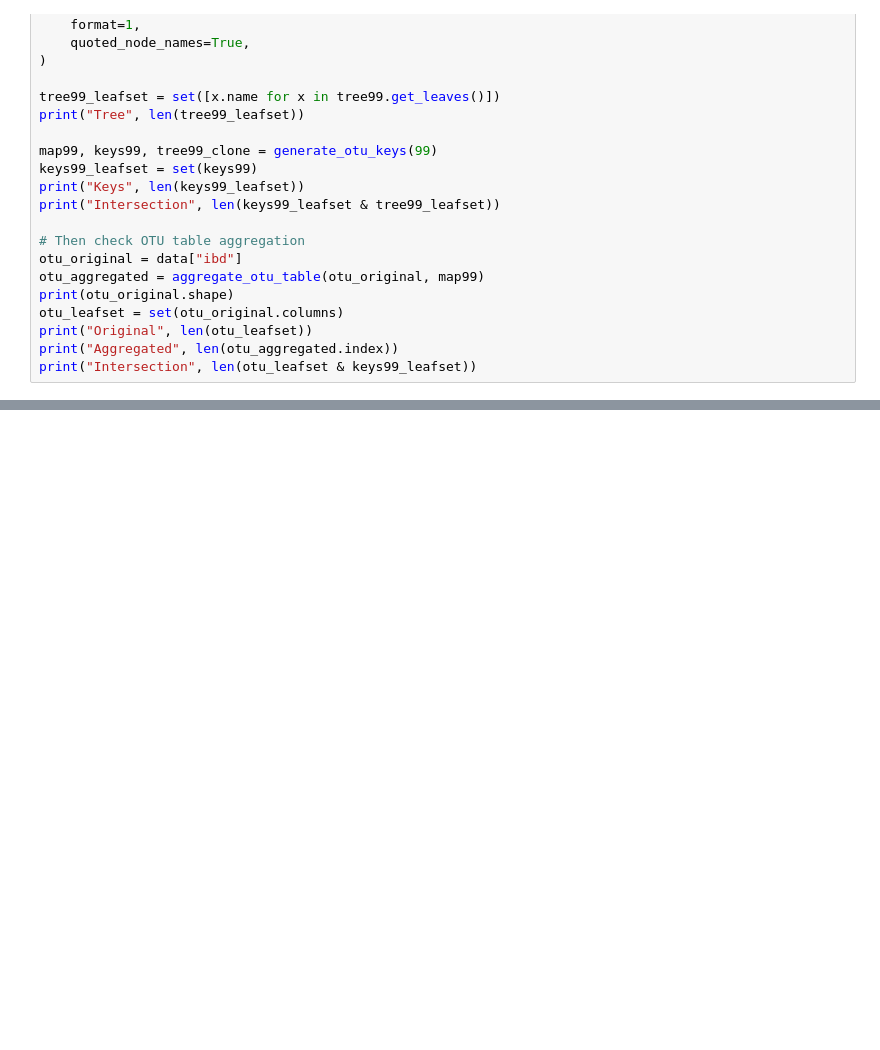
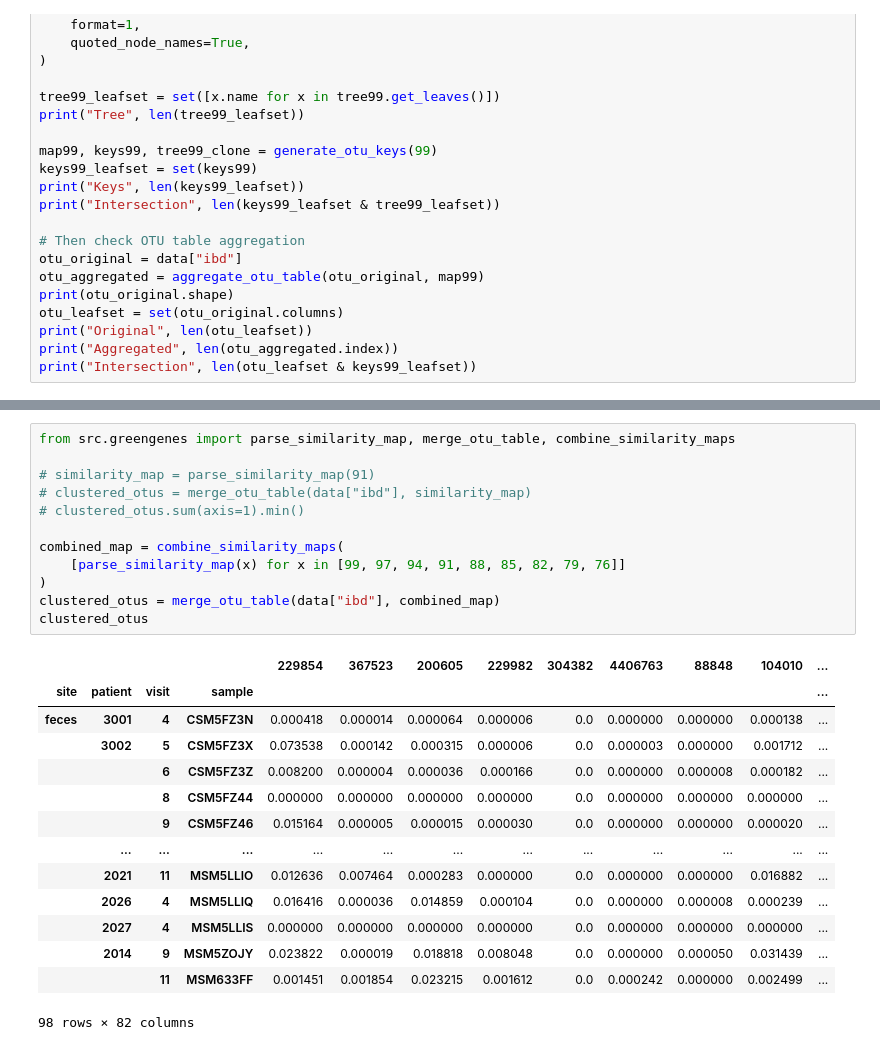
Before and after one commit to pchlenski/phylosig, a Jupyter notebook: 09_similarity_cutoff.ipynb, the cells around one changed output, grey strips where cells are left out. Drawn from its saved outputs; the diff is of its cells as text; blank space fills up the shorter version.

```diff
--- a/09_similarity_cutoff.ipynb
+++ b/09_similarity_cutoff.ipynb
@@ -219,0 +291,27 @@ tree99_leafset - keys99_leafset
+# %%
+from src.greengenes import parse_similarity_map, merge_otu_table, combine_similarity_maps
+
+# similarity_map = parse_similarity_map(91)
+# clustered_otus = merge_otu_table(data["ibd"], similarity_map)
+# clustered_otus.sum(axis=1).min()
+
+combined_map = combine_similarity_maps(
+    [parse_similarity_map(x) for x in [99, 97, 94, 91, 88, 85, 82, 79, 76]]
+)
+clustered_otus = merge_otu_table(data["ibd"], combined_map)
+clustered_otus
+# %% [output]
+|  |  |  |  | 229854 | 367523 | 200605 | 229982 | 304382 | 4406763 | 88848 | 104010 | ... |
+| site | patient | visit | sample |  |  |  |  |  |  |  |  | ... |
+| feces | 3001 | 4 | CSM5FZ3N | 0.000418 | 0.000014 | 0.000064 | 0.000006 | 0.0 | 0.000000 | 0.000000 | 0.000138 | ... |
+|  | 3002 | 5 | CSM5FZ3X | 0.073538 | 0.000142 | 0.000315 | 0.000006 | 0.0 | 0.000003 | 0.000000 | 0.001712 | ... |
+|  |  | 6 | CSM5FZ3Z | 0.008200 | 0.000004 | 0.000036 | 0.000166 | 0.0 | 0.000000 | 0.000008 | 0.000182 | ... |
+|  |  | 8 | CSM5FZ44 | 0.000000 | 0.000000 | 0.000000 | 0.000000 | 0.0 | 0.000000 | 0.000000 | 0.000000 | ... |
+|  |  | 9 | CSM5FZ46 | 0.015164 | 0.000005 | 0.000015 | 0.000030 | 0.0 | 0.000000 | 0.000000 | 0.000020 | ... |
+|  | ... | ... | ... | ... | ... | ... | ... | ... | ... | ... | ... | ... |
+|  | 2021 | 11 | MSM5LLIO | 0.012636 | 0.007464 | 0.000283 | 0.000000 | 0.0 | 0.000000 | 0.000000 | 0.016882 | ... |
+|  | 2026 | 4 | MSM5LLIQ | 0.016416 | 0.000036 | 0.014859 | 0.000104 | 0.0 | 0.000000 | 0.000008 | 0.000239 | ... |
+|  | 2027 | 4 | MSM5LLIS | 0.000000 | 0.000000 | 0.000000 | 0.000000 | 0.0 | 0.000000 | 0.000000 | 0.000000 | ... |
+|  | 2014 | 9 | MSM5ZOJY | 0.023822 | 0.000019 | 0.018818 | 0.008048 | 0.0 | 0.000000 | 0.000050 | 0.031439 | ... |
+|  |  | 11 | MSM633FF | 0.001451 | 0.001854 | 0.023215 | 0.001612 | 0.0 | 0.000242 | 0.000000 | 0.002499 | ... |
+98 rows × 82 columns
```
Also changed, not shown: parts of 17 cells of this notebook, 2 other files.
